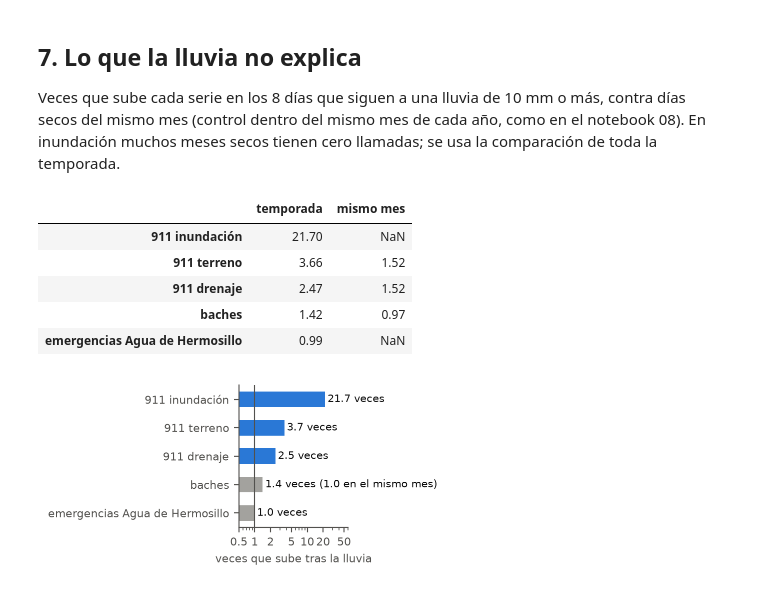
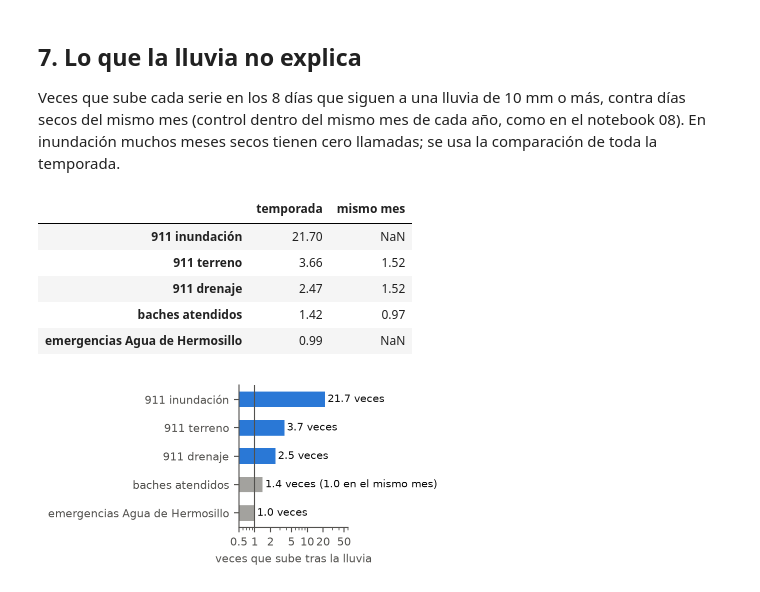
Before and after one commit to Mcd-2026-2-IngC-Team/proyecto-ingenieria-de-caracteristicas, a Jupyter notebook: notebooks/09-historia-lluvia-911.ipynb, the cells around one changed output. Drawn from its saved outputs; the diff is of its cells as text; code cells hidden in the pictures.

```diff
--- a/notebooks/09-historia-lluvia-911.ipynb
+++ b/notebooks/09-historia-lluvia-911.ipynb
@@ -354,7 +354,7 @@ _series = {
     "911 drenaje": we.daily_counts(
         _calls[_calls["grupo_incidente"] == "drenaje_y_red_de_agua"], "911"
     ),
-    "baches": we.daily_counts(we.load_baches(), "baches"),
+    "baches atendidos": we.daily_counts(we.load_baches(), "baches"),
     "emergencias Agua de Hermosillo": we.daily_counts(
         (_posts := we.load_posts())[_posts["event_type"] == "emergencia"], "aguah"
     ),
@@ -368,7 +368,7 @@ def _within(_name):
 not_rain = pd.DataFrame(
     {
         "temporada": {_n: we.event_study(_daily, _n)["razón"] for _n in _series},
-        "mismo mes": {_n: _within(_n) for _n in ["911 terreno", "911 drenaje", "baches"]},
+        "mismo mes": {_n: _within(_n) for _n in ["911 terreno", "911 drenaje", "baches atendidos"]},
     }
 ).round(2)
 not_rain
@@ -377,28 +377,28 @@ not_rain
 | 911 inundación | 21.70 | NaN |
 | 911 terreno | 3.66 | 1.52 |
 | 911 drenaje | 2.47 | 1.52 |
-| baches | 1.42 | 0.97 |
+| baches atendidos | 1.42 | 0.97 |
 | emergencias Agua de Hermosillo | 0.99 | NaN |
 # %%
 # Misma comparación para todas las series (toda la temporada); en baches se anota el
 # control dentro del mismo mes, que borra su aumento aparente.
 _order = not_rain.sort_values("temporada")
 _fig, _ax = plt.subplots(figsize=(3.4, 2.1))
 _colors = [CATEGORICAL[0] if _n.startswith("911") else NEUTRAL for _n in _order.index]
 _ax.barh(_order.index, _order["temporada"], color=_colors, height=0.55)
 _ax.axvline(1, color=MUTED, lw=0.8)
 _ax.set_xscale("log")
 _ax.set_xlim(0.5, 60)
 _ax.set_xticks([0.5, 1, 2, 5, 10, 20, 50], ["0.5", "1", "2", "5", "10", "20", "50"])
 for _i, (_name, _value) in enumerate(_order["temporada"].items()):
     _label = f"{_value:.1f} veces"
-    if _name == "baches":
+    if _name == "baches atendidos":
         _label += f" ({_order.loc[_name, 'mismo mes']:.1f} en el mismo mes)"
     _ax.text(_value * 1.12, _i, _label, va="center", fontsize=7.5, color=INK)
 _ax.tick_params(labelsize=8, colors=MUTED)
 _ax.spines[["top", "right"]].set_visible(False)
 _ax.set_xlabel("veces que sube tras la lluvia", fontsize=8, color=MUTED)
 _fig.tight_layout()
 save(_fig, "7_no_lluvia")
 # %% [output]
-[figure, old version]
+[figure, new version]
```
Also changed, not shown: parts of 3 cells of this notebook, 46 other files.
